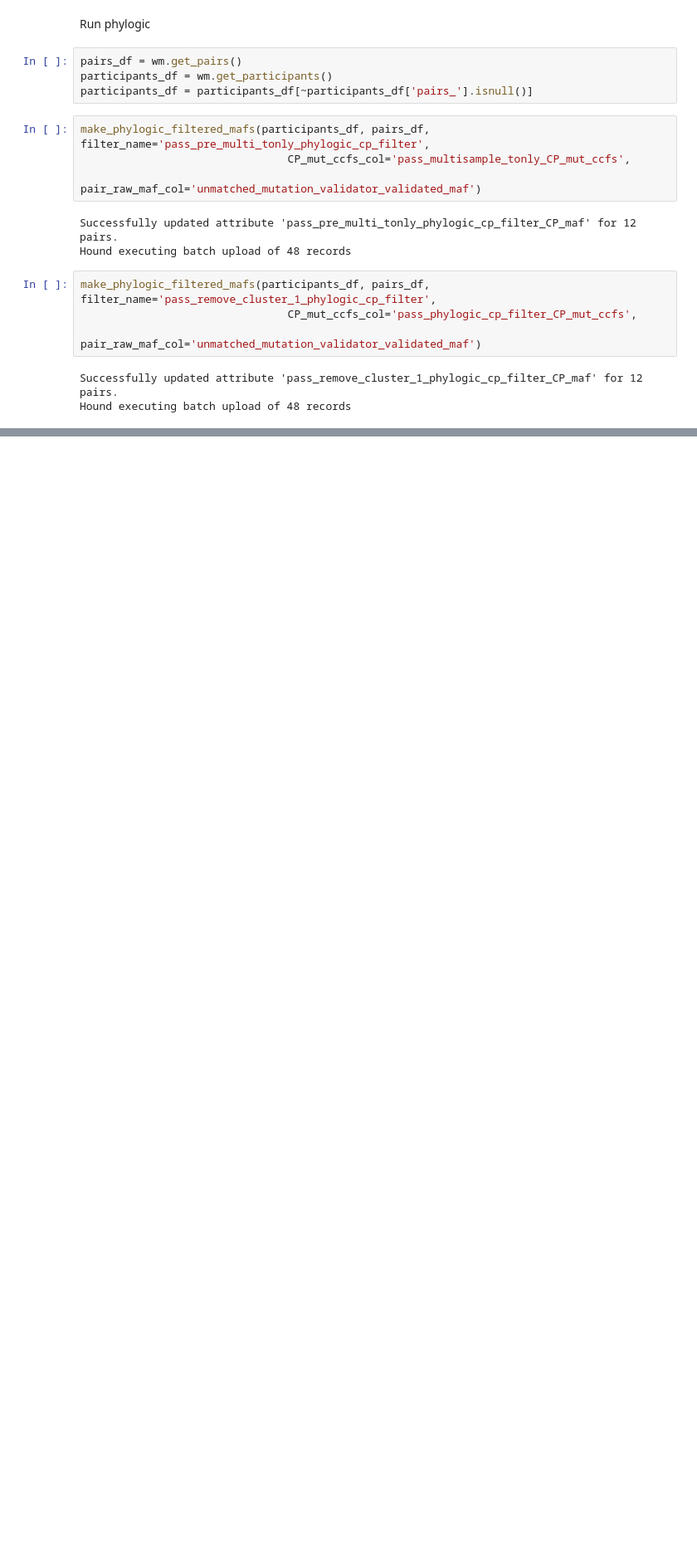
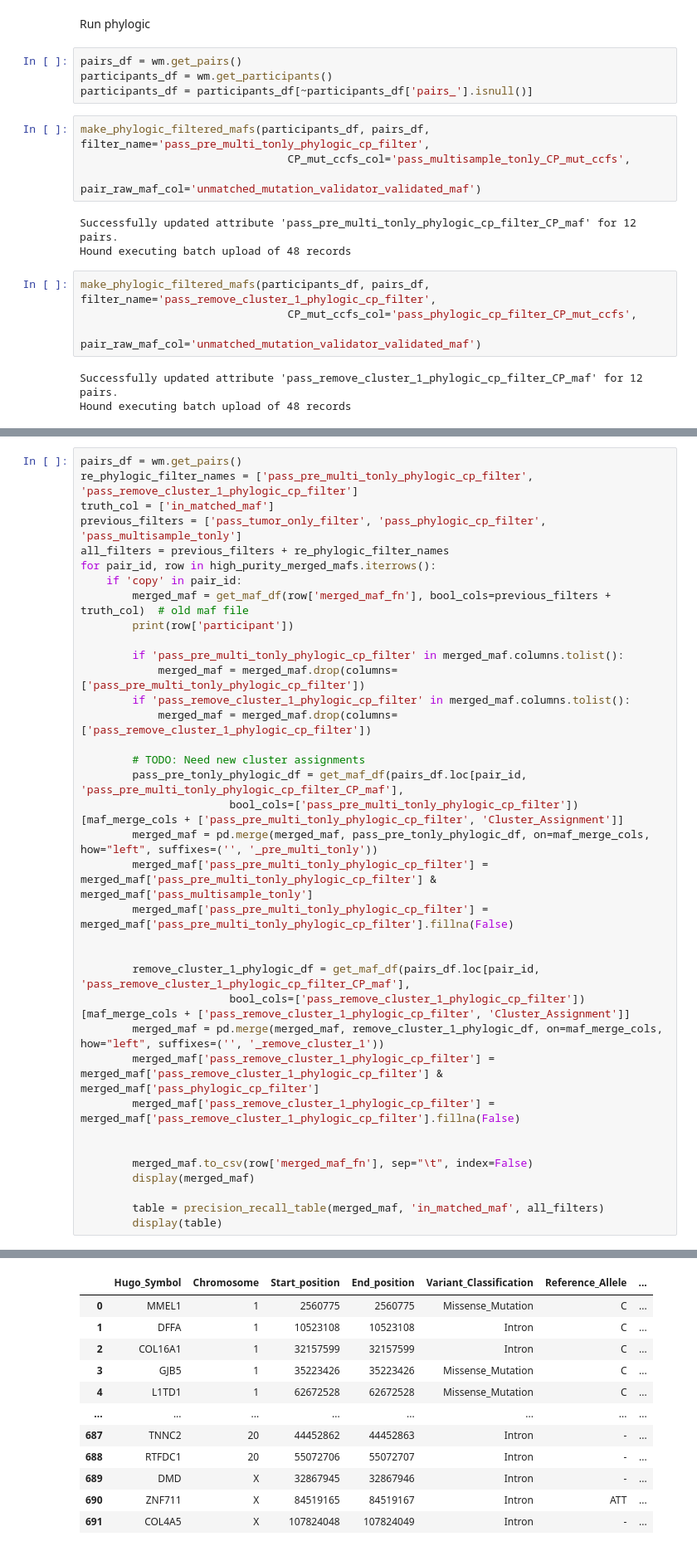
Before and after one commit to cchu70/richters, a Jupyter notebook: calc_cp_for_germline.ipynb, the cells around one changed output, grey strips where cells are left out. Shown: that part at 83% size. Drawn from its saved outputs; the diff is of its cells as text; blank space fills up the shorter version.

Commit message:
pretonly filtering compared to removing cluster 1, rerunning phylogic

```diff
--- a/calc_cp_for_germline.ipynb
+++ b/calc_cp_for_germline.ipynb
@@ -800,0 +741,37 @@ pass_pre_multi_tonly_phylogic_cp_filter 1313
+# %%
+pairs_df = wm.get_pairs()
+re_phylogic_filter_names = ['pass_pre_multi_tonly_phylogic_cp_filter', 'pass_remove_cluster_1_phylogic_cp_filter']
+truth_col = ['in_matched_maf']
+previous_filters = ['pass_tumor_only_filter', 'pass_phylogic_cp_filter', 'pass_multisample_tonly']
+all_filters = previous_filters + re_phylogic_filter_names
+for pair_id, row in high_purity_merged_mafs.iterrows():
+    if 'copy' in pair_id:
+        merged_maf = get_maf_df(row['merged_maf_fn'], bool_cols=previous_filters + truth_col)  # old maf file
+        print(row['participant'])
+
+        if 'pass_pre_multi_tonly_phylogic_cp_filter' in merged_maf.columns.tolist():
+            merged_maf = merged_maf.drop(columns=['pass_pre_multi_tonly_phylogic_cp_filter'])
+        if 'pass_remove_cluster_1_phylogic_cp_filter' in merged_maf.columns.tolist():
+            merged_maf = merged_maf.drop(columns=['pass_remove_cluster_1_phylogic_cp_filter'])
+
+        # TODO: Need new cluster assignments
+        pass_pre_tonly_phylogic_df = get_maf_df(pairs_df.loc[pair_id, 'pass_pre_multi_tonly_phylogic_cp_filter_CP_maf'],
+                       bool_cols=['pass_pre_multi_tonly_phylogic_cp_filter'])[maf_merge_cols + ['pass_pre_multi_tonly_phylogic_cp_filter', 'Cluster_Assignment']]
+        merged_maf = pd.merge(merged_maf, pass_pre_tonly_phylogic_df, on=maf_merge_cols, how="left", suffixes=('', '_pre_multi_tonly'))
+        merged_maf['pass_pre_multi_tonly_phylogic_cp_filter'] = merged_maf['pass_pre_multi_tonly_phylogic_cp_filter'] & merged_maf['pass_multisample_tonly']
+        merged_maf['pass_pre_multi_tonly_phylogic_cp_filter'] = merged_maf['pass_pre_multi_tonly_phylogic_cp_filter'].fillna(False)
+
+
+        remove_cluster_1_phylogic_df = get_maf_df(pairs_df.loc[pair_id, 'pass_remove_cluster_1_phylogic_cp_filter_CP_maf'],
+                       bool_cols=['pass_remove_cluster_1_phylogic_cp_filter'])[maf_merge_cols + ['pass_remove_cluster_1_phylogic_cp_filter', 'Cluster_Assignment']]
+        merged_maf = pd.merge(merged_maf, remove_cluster_1_phylogic_df, on=maf_merge_cols, how="left", suffixes=('', '_remove_cluster_1'))
+        merged_maf['pass_remove_cluster_1_phylogic_cp_filter'] = merged_maf['pass_remove_cluster_1_phylogic_cp_filter'] & merged_maf['pass_phylogic_cp_filter']
+        merged_maf['pass_remove_cluster_1_phylogic_cp_filter'] = merged_maf['pass_remove_cluster_1_phylogic_cp_filter'].fillna(False)
+
+
+        merged_maf.to_csv(row['merged_maf_fn'], sep="\t", index=False)
+        display(merged_maf)
+
+        table = precision_recall_table(merged_maf, 'in_matched_maf', all_filters)
+        display(table)
+# %% [output]
@@ -800,0 +779,12 @@ pass_pre_multi_tonly_phylogic_cp_filter 1313
+|  | Hugo_Symbol | Chromosome | Start_position | End_position | Variant_Classification | Reference_Allele | ... |
+| 0 | MMEL1 | 1 | 2560775 | 2560775 | Missense_Mutation | C | ... |
+| 1 | DFFA | 1 | 10523108 | 10523108 | Intron | C | ... |
+| 2 | COL16A1 | 1 | 32157599 | 32157599 | Intron | C | ... |
+| 3 | GJB5 | 1 | 35223426 | 35223426 | Missense_Mutation | C | ... |
+| 4 | L1TD1 | 1 | 62672528 | 62672528 | Missense_Mutation | C | ... |
+| ... | ... | ... | ... | ... | ... | ... | ... |
+| 687 | TNNC2 | 20 | 44452862 | 44452863 | Intron | - | ... |
+| 688 | RTFDC1 | 20 | 55072706 | 55072707 | Intron | - | ... |
+| 689 | DMD | X | 32867945 | 32867946 | Intron | - | ... |
+| 690 | ZNF711 | X | 84519165 | 84519167 | Intron | ATT | ... |
+| 691 | COL4A5 | X | 107824048 | 107824049 | Intron | - | ... |
```
Also changed, not shown: parts of 4 cells of this notebook.
